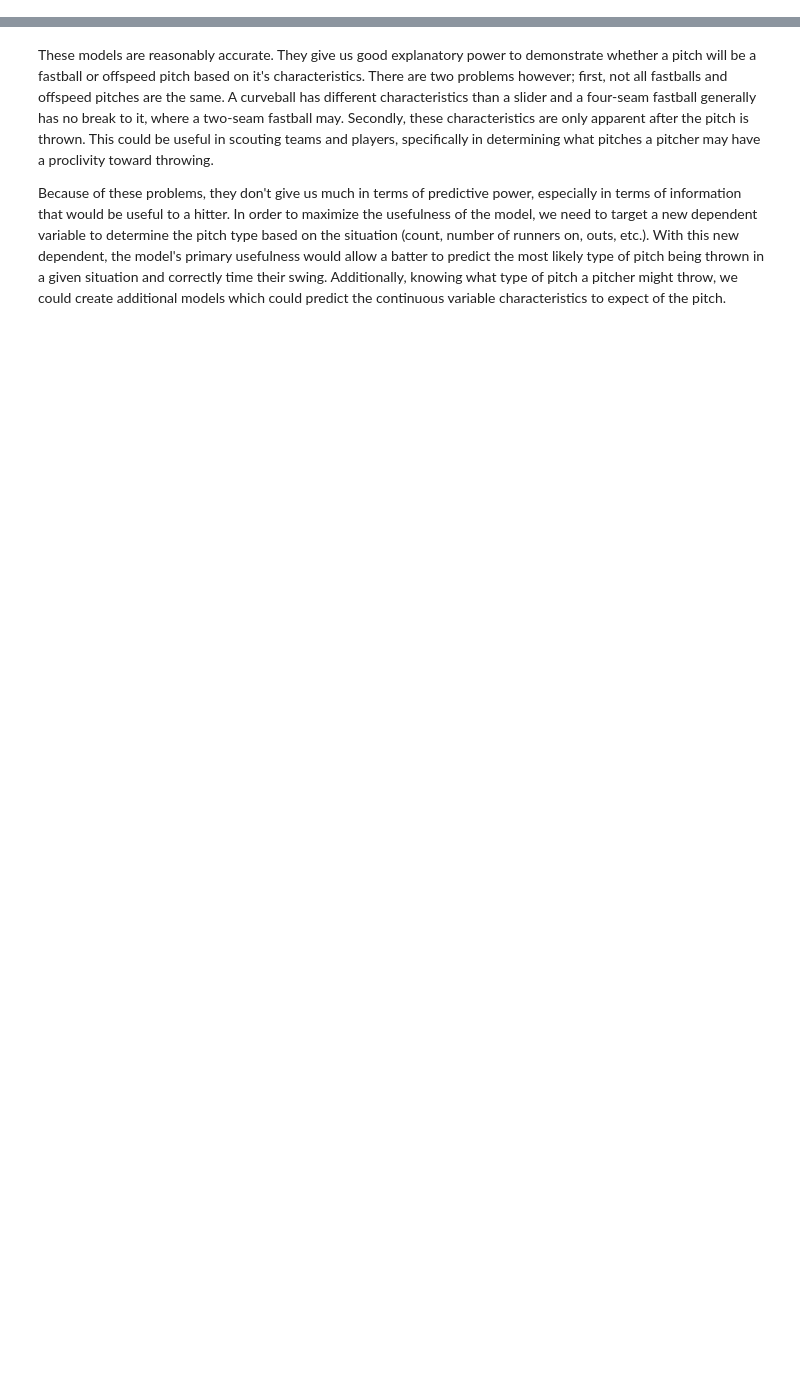
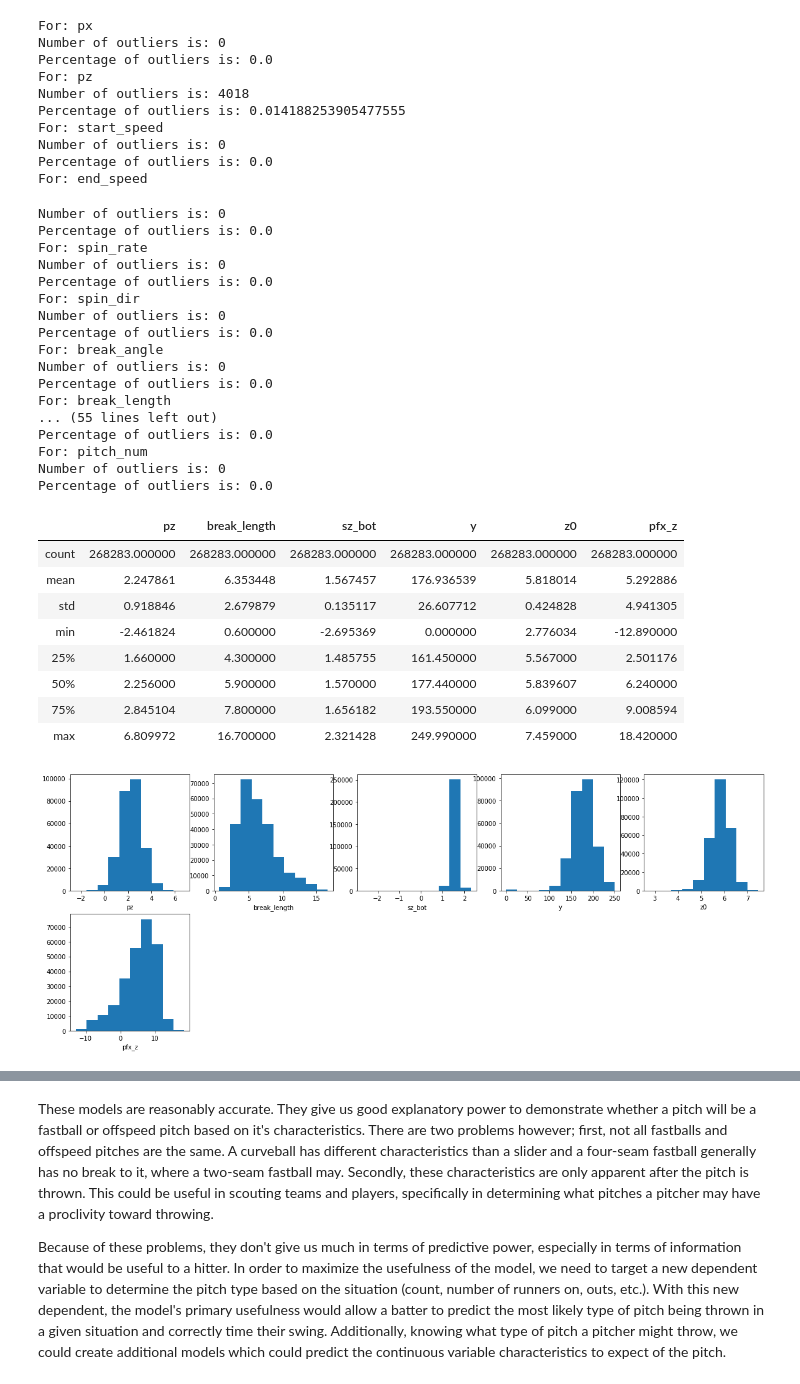
Before and after one commit to jkovach89/Thinkful-Capstones, a Jupyter notebook: Capstone 3 - Supervised Learning.ipynb, the cells around one changed output, grey strips where cells are left out. Drawn from its saved outputs; the diff is of its cells as text; code cells hidden in the pictures; blank space fills up the shorter version.

```diff
--- a/Capstone 3 - Supervised Learning.ipynb
+++ b/Capstone 3 - Supervised Learning.ipynb
@@ -174,0 +125,77 @@ plt.show()
+# %%
+check = []
+
+ol_cols = pitch_sample.drop(['n_pitch_type', 'n_type'],1)
+
+for var in list(ol_cols.columns):
+    print("For: " + var)
+    q75, q25 = np.percentile(pitch_sample[var], [75 ,25])
+    iqr = q75 - q25
+    threshold = 1.5
+    min_val = q25 - (iqr*threshold)
+    max_val = q75 + (iqr*threshold)
+
+    ol = len(np.where((pitch_sample[var] > max_val) | (pitch_sample[var] < min_val))[0])
+    otl_perc = ol/pitch_sample.shape[0]
+
+    if otl_perc < 0.01:
+        pitch_sample = pitch_sample[pitch_sample[var]<max_val]
+        pitch_sample = pitch_sample[pitches[var]>min_val]
+        ol = len(np.where((pitch_sample[var] > max_val) | (pitch_sample[var] < min_val))[0])
+        otl_perc = ol/pitch_sample.shape[0]
+
+    else:
+        check.append(var)
+
+    print("Number of outliers is: {}".format(ol))
+    print("Percentage of outliers is: {}".format(otl_perc))
+
+plt.figure(figsize=(20,20))
+grid = 1
+
+for var in check:
+    plt.subplot(5,5,grid)
+    plt.hist(pitch_sample[var])
+    plt.xlabel(var)
+    grid+=1
+
+ol_check = pitch_sample[check]
+ol_check.describe()
+# %% [output]
+For: px
+Number of outliers is: 0
+Percentage of outliers is: 0.0
+For: pz
+Number of outliers is: 4018
+Percentage of outliers is: 0.014188253905477555
+For: start_speed
+Number of outliers is: 0
+Percentage of outliers is: 0.0
+For: end_speed
+Number of outliers is: 0
+Percentage of outliers is: 0.0
+For: spin_rate
+Number of outliers is: 0
+Percentage of outliers is: 0.0
+For: spin_dir
+Number of outliers is: 0
+Percentage of outliers is: 0.0
+For: break_angle
+Number of outliers is: 0
+Percentage of outliers is: 0.0
+For: break_length
+... (55 lines left out)
+Percentage of outliers is: 0.0
+For: pitch_num
+Number of outliers is: 0
+Percentage of outliers is: 0.0
+|  | pz | break_length | sz_bot | y | z0 | pfx_z |
+| count | 268283.000000 | 268283.000000 | 268283.000000 | 268283.000000 | 268283.000000 | 268283.000000 |
+| mean | 2.247861 | 6.353448 | 1.567457 | 176.936539 | 5.818014 | 5.292886 |
+| std | 0.918846 | 2.679879 | 0.135117 | 26.607712 | 0.424828 | 4.941305 |
+| min | -2.461824 | 0.600000 | -2.695369 | 0.000000 | 2.776034 | -12.890000 |
+| 25% | 1.660000 | 4.300000 | 1.485755 | 161.450000 | 5.567000 | 2.501176 |
+| 50% | 2.256000 | 5.900000 | 1.570000 | 177.440000 | 5.839607 | 6.240000 |
+| 75% | 2.845104 | 7.800000 | 1.656182 | 193.550000 | 6.099000 | 9.008594 |
+| max | 6.809972 | 16.700000 | 2.321428 | 249.990000 | 7.459000 | 18.420000 |
+[figure, added]
```
Also changed, not shown: parts of 17 cells of this notebook.
